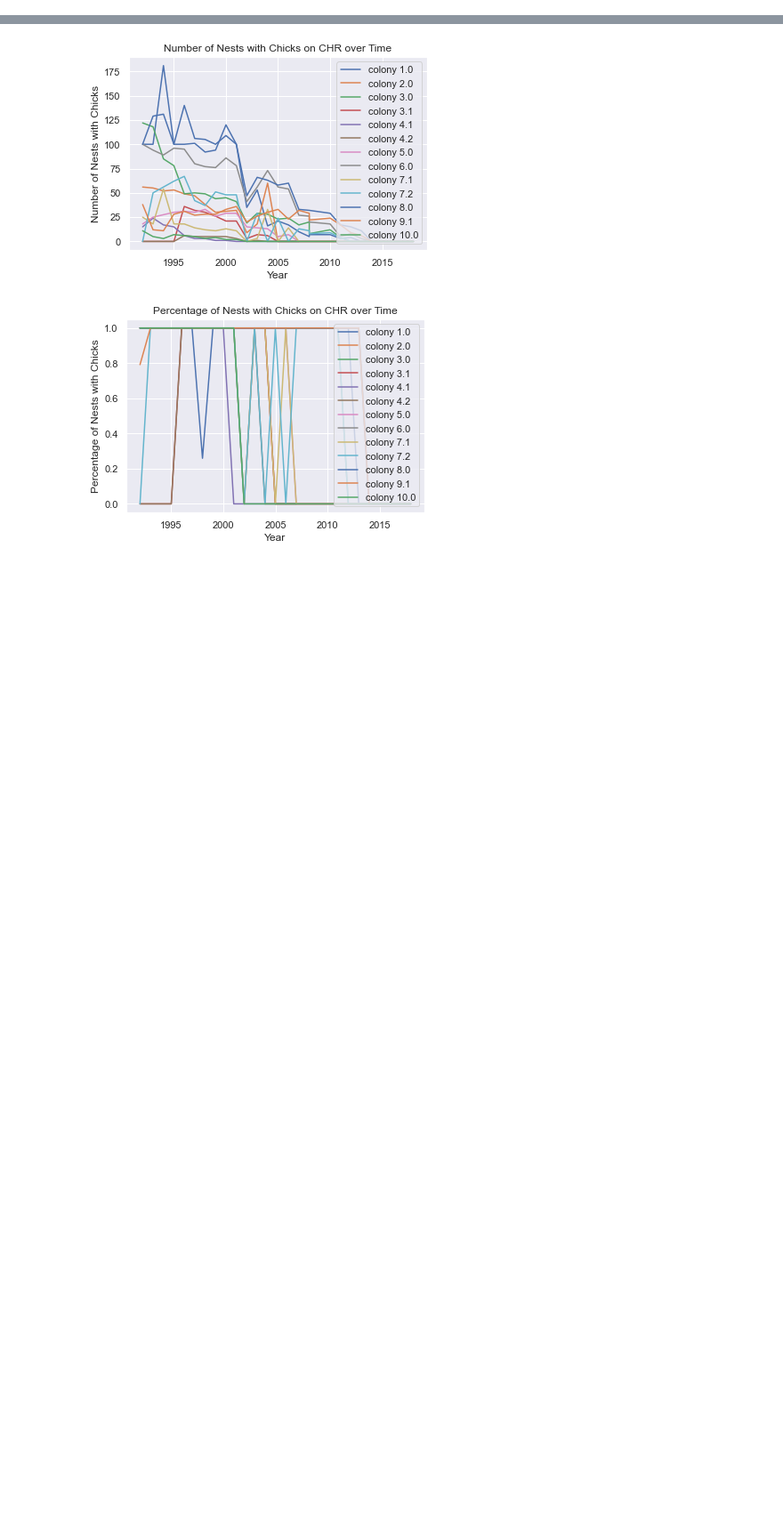
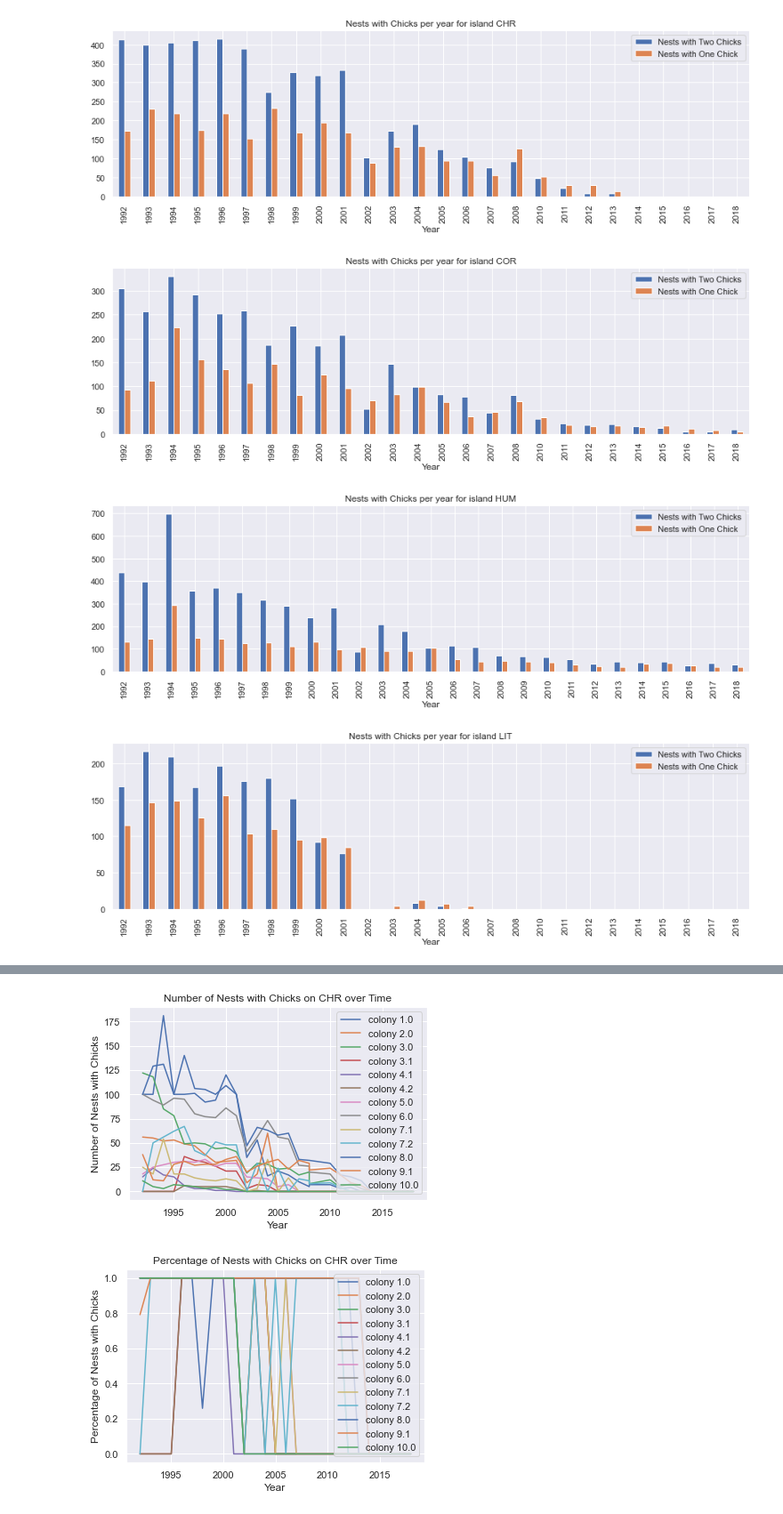
Before and after one commit to cynthiadwq/IDS-final-project, a Jupyter notebook: EDA/eda_chick_broods_and_reproductive_success.ipynb, the cells around one changed output, grey strips where cells are left out. Shown at 89% size. Drawn from its saved outputs; the diff is of its cells as text; code cells hidden in the pictures; blank space fills up the shorter version.

```diff
--- a/EDA/eda_chick_broods_and_reproductive_success.ipynb
+++ b/EDA/eda_chick_broods_and_reproductive_success.ipynb
@@ -23,0 +38,12 @@ array(['CHR', 'COR', 'HUM', 'LIT', 'TOR'], dtype=object)
+# %%
+# Adults and chicks per year for each island
+for island in chick_brood_info_per_year_per_island['Island'].unique():
+    counts_per_year = chick_brood_info_per_year_per_island[chick_brood_info_per_year_per_island['Island'] == island]
+    counts_per_year = counts_per_year.set_index('Year')
+    counts_per_year[['Nests with Two Chicks', 'Nests with One Chick']].plot.bar(figsize=(15,4))
+    plt.title(f'Nests with Chicks per year for island {island}')
+# %% [output]
+[figure, added]
+[figure, added]
+[figure, added]
+[figure, added]
```
Also changed, not shown: parts of 13 cells of this notebook.
